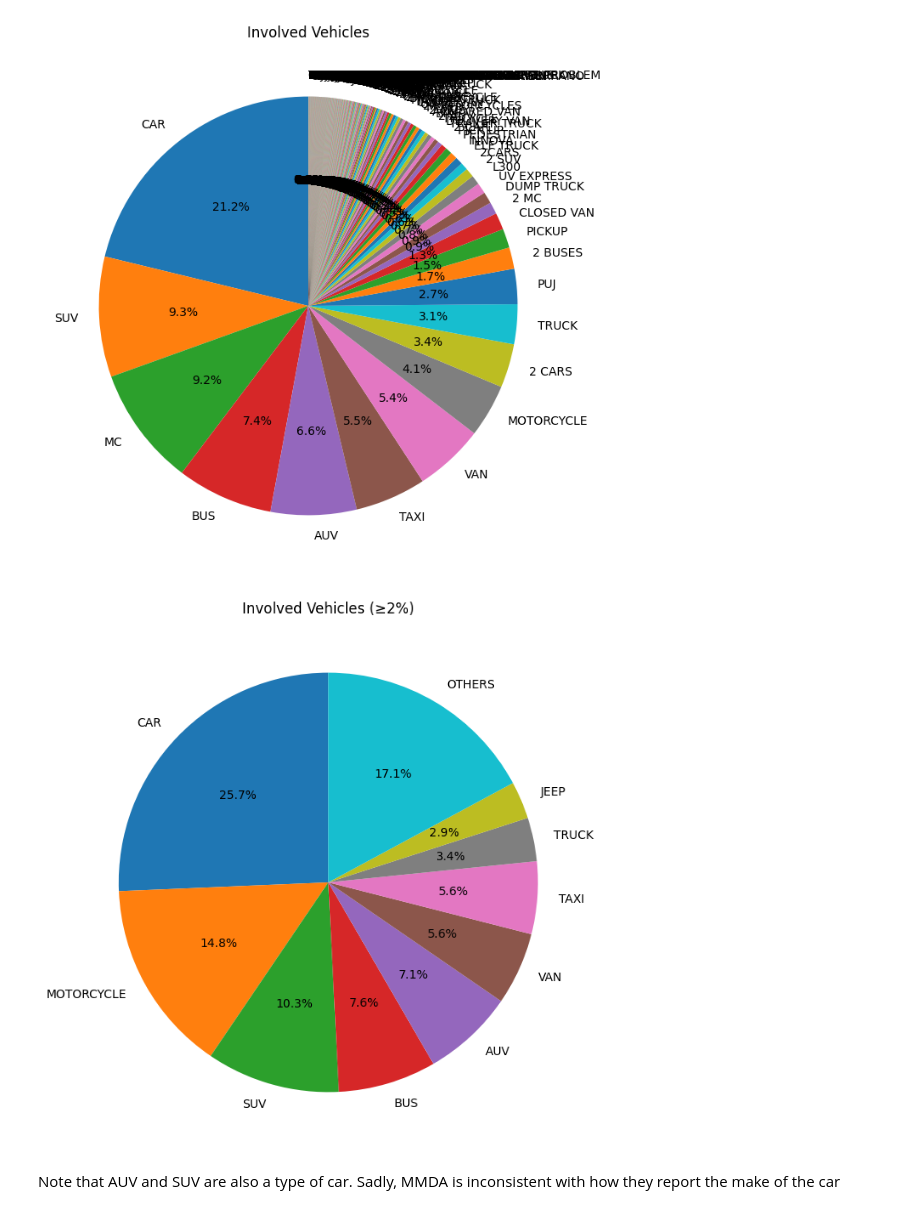
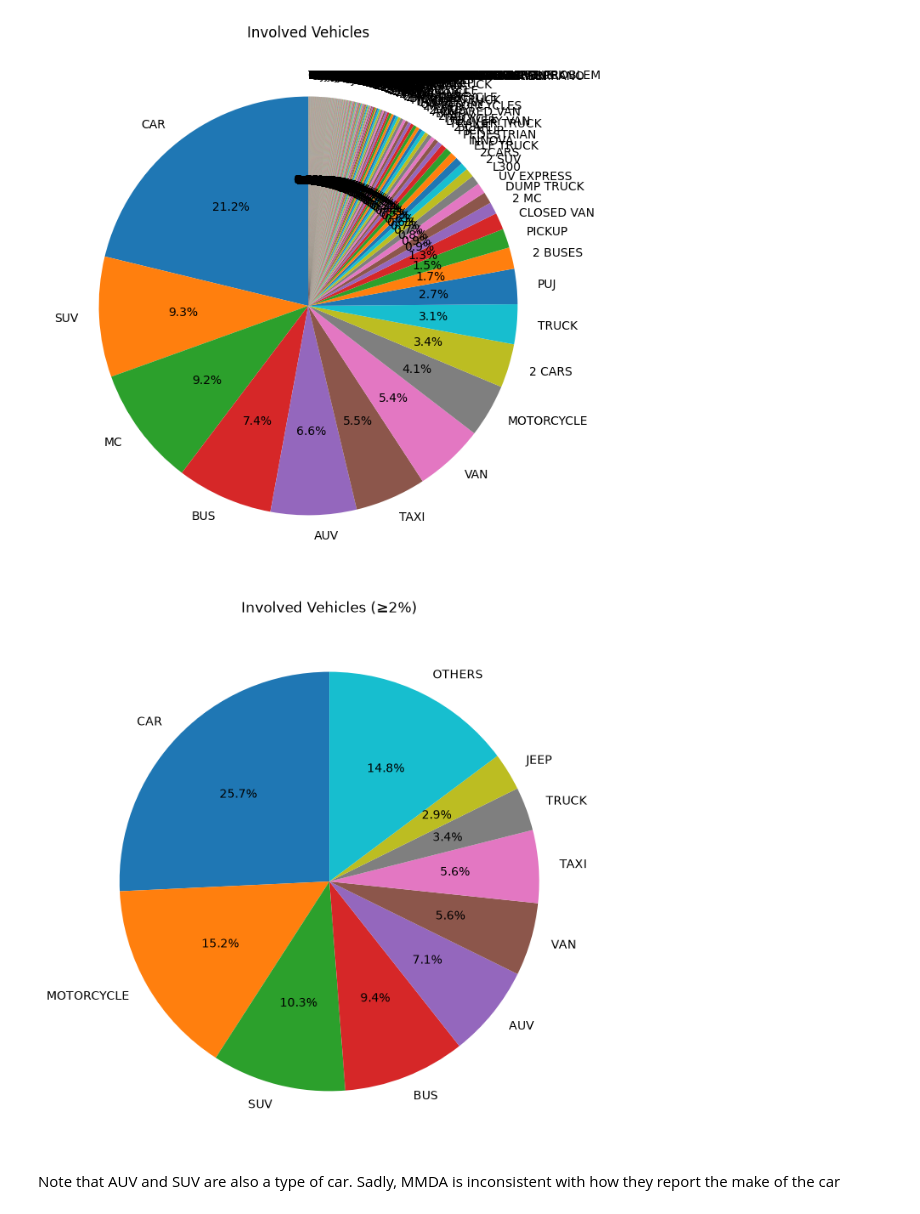
Before and after one commit to imrobee/watchmetro-dashboard, a Jupyter notebook: WatchMetro_Preprocessing.ipynb, the cells around one changed output. Drawn from its saved outputs; the diff is of its cells as text; code cells hidden in the pictures.

Commit message:
fix: update clean_vehicle_name to have better categorization, update README

```diff
--- a/WatchMetro_Preprocessing.ipynb
+++ b/WatchMetro_Preprocessing.ipynb
@@ -216,22 +216,31 @@ def clean_vehicle_name(name):
         return None  # Return None for non-string values (like NaN)
     name = name.strip().upper()
     name = re.sub(r"[^A-Z0-9\s]", "", name)  # remove punctuation
-    name = re.sub(r"\b\d+\s*", "", name)     # remove numbers like '2 ' or '3-'
+    name = re.sub(r"\b\d+\s*", "", name).strip()  # remove numbers like '2 ' or '3-'
+    name = re.sub(r"\s+", " ", name)
 
-    # Apply abbreviation mapping
+    # Skip blanks, and missing values that astype(str) turned into the text 'NAN'
+    if not name or name in ('NAN', 'NONE', 'NA'):
+        return None
+
+    # Abbreviations and the vehicle each one stands for
     vehicle_map = {
         'BU': 'BUS',
         'MC': 'MOTORCYCLE',
         'PUJ': 'JEEP'
     }
-    if name in vehicle_map:
-        name = vehicle_map[name]
 
-    # Remove trailing S for plurals (except BUS)
-    if name.endswith('S') and name != 'BUS':
+    # Plurals: BUSES -> BUS, CARS -> CAR, MCS -> MC (EXPRESS keeps its S)
+    if name.endswith('ES') and name[:-2] in set(vehicle_map) | set(vehicle_map.values()):
+        name = name[:-2]
+    elif name.endswith('S') and not name.endswith('SS') and name != 'BUS':
         name = name[:-1]
 
-    return name
+    # 'PICK UP' and 'PICKUP' are the same vehicle
+    name = name.replace('PICK UP', 'PICKUP')
+
+    # Apply abbreviation mapping last, so plurals like 'MCS' are mapped too
+    return vehicle_map.get(name, name)
 
 # Ensure 'Involved' is string type before cleaning and splitting
 df['Involved'] = df['Involved'].astype(str)
@@ -240,34 +249,34 @@ df['Involved'] = df['Involved'].astype(str)
 df['Involved'] = df['Involved'].str.upper().str.replace(r"[^A-Z0-9\s,]", "", regex=True)
 
 
 # Split into list (handles 'AND' or commas)
 vehicles_series = df['Involved'].str.split(r"\s+AND\s+|\s*,\s*").explode()
 
 # Clean each vehicle name
 vehicles_series = vehicles_series.apply(clean_vehicle_name)
 
 # Drop any None values that resulted from non-string inputs
 vehicles_series = vehicles_series.dropna()
 
 # Count occurrences
 vehicle_counts = vehicles_series.value_counts()
 
 # Percentages
 percentages = vehicle_counts / vehicle_counts.sum()
 
 # Filter ≥2%, merge the rest into OTHERS
 vehicle_counts_filtered = vehicle_counts[percentages >= 0.02].copy() # Use .copy() to avoid SettingWithCopyWarning
 others_count = vehicle_counts[percentages < 0.02].sum()
 if others_count > 0:
     vehicle_counts_filtered['OTHERS'] = others_count
 
 # Plot pie chart
 plt.figure(figsize=(8, 8))
 plt.pie(vehicle_counts_filtered, labels=vehicle_counts_filtered.index, autopct='%1.1f%%', startangle=90)
 plt.title('Involved Vehicles (≥2%)')
 plt.show()
 # %% [output]
-[figure, old version]
+[figure, new version]
 # %% [markdown]
 Note that AUV and SUV are also a type of car. Sadly, MMDA is inconsistent with how they report the make of the car
 # %%
```
Also changed, not shown: parts of 1 cell of this notebook, 2 other files.
